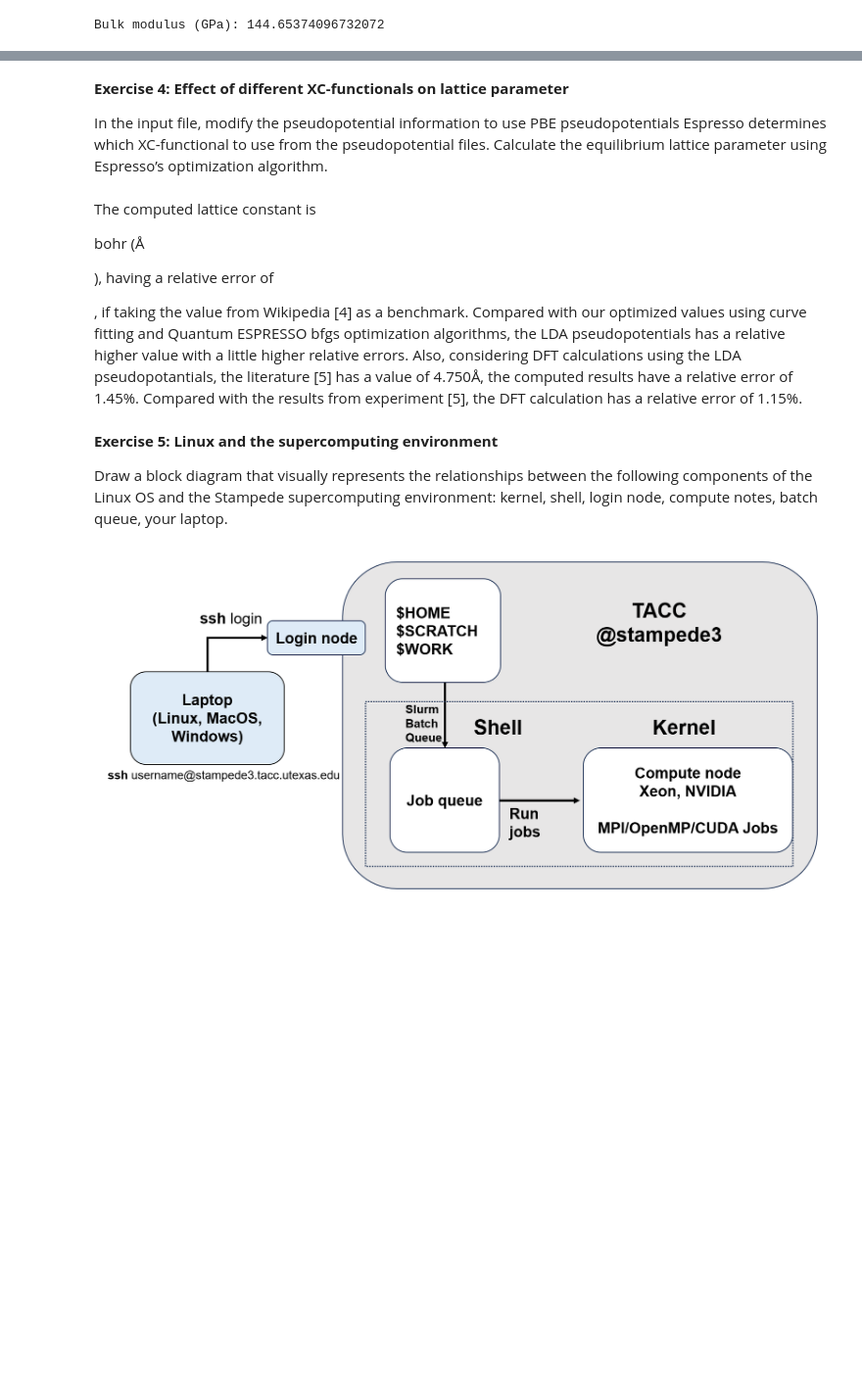
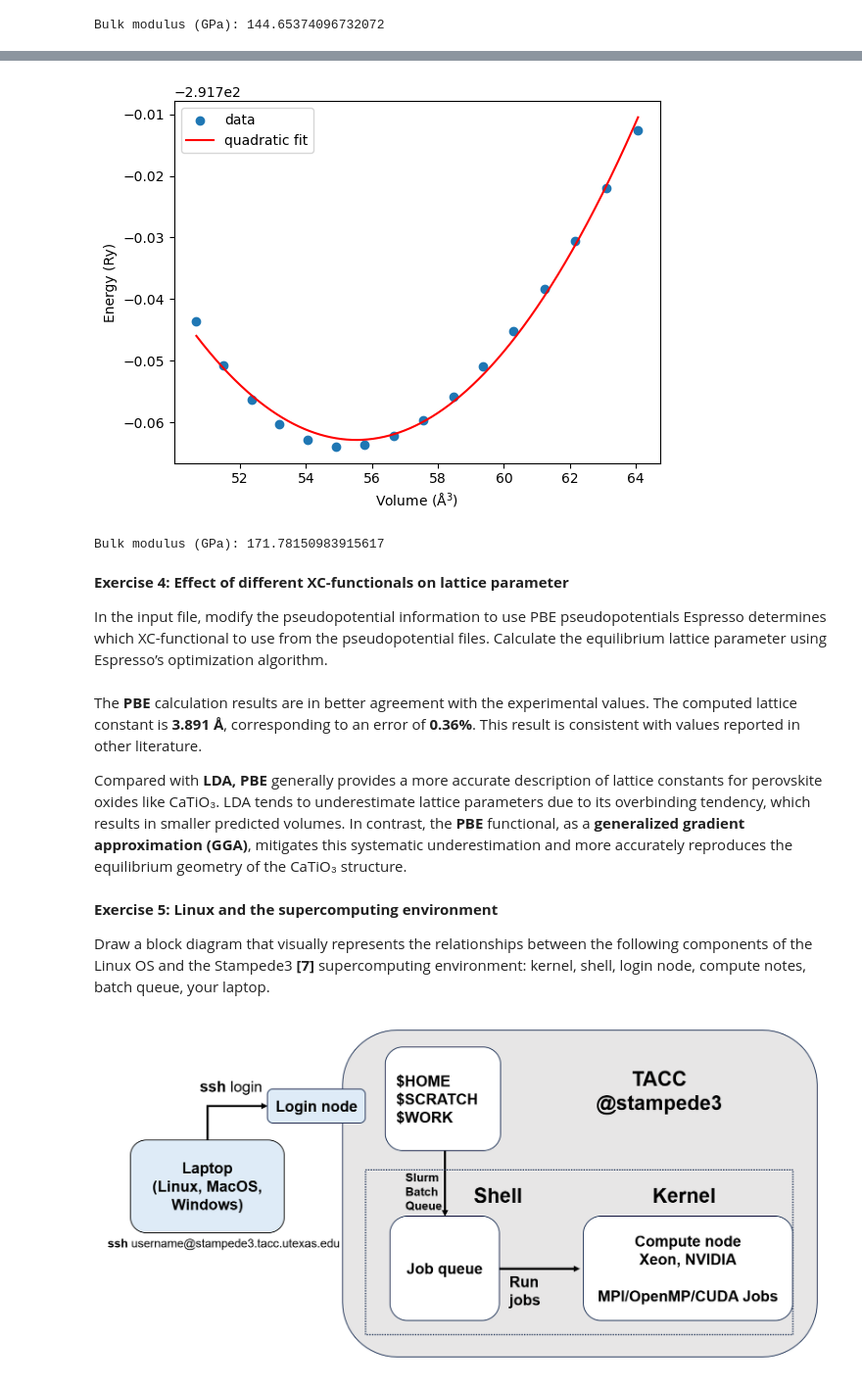
Before and after one commit to chemerzhc/Cornell-MSE5720-Assignment, a Jupyter notebook: HW1/HW1.ipynb, the cells around one changed output, grey strips where cells are left out. Shown at 98% size. Cells and saved outputs as stored; diff of their text form; code cells hidden in the pictures; blank space fills up the shorter version.

```diff
--- a/HW1/HW1.ipynb
+++ b/HW1/HW1.ipynb
@@ -558,7 +559,7 @@ Calculate the bulk modulus of your material (in GPa) at its equilibrium lattice
 bohr_to_angstrom = 0.529177
 
 def fetch_alat_energy(i):
-    url = f"https://raw.githubusercontent.com/chemerzhc/Cornell-MSE5720-Assignment/main/HW1/Q3/cto_{i}/CTO_CELLDM_{i}.out"
+    url = f"https://raw.githubusercontent.com/chemerzhc/Cornell-MSE5720-Assignment/main/HW1/Q2/A/cto_{i}/CTO_CELLDM_{i}.out"
     r = requests.get(url)
     if r.status_code != 200:
         return None, None
@@ -686,19 +618,71 @@ Bulk modulus (GPa): 146.57705982963785
+# %%
+bohr_to_angstrom = 0.529177
+
+def fetch_alat_energy(i):
+    url = f"https://github.com/chemerzhc/Cornell-MSE5720-Assignment/blob/main/HW1/Q3/cto_{i}/CTO_module_{i}.out"
+    r = requests.get(url)
+    if r.status_code != 200:
+        return None, None
+    text = r.text
+    alat_match = re.search(r"lattice parameter \(alat\)\s*=\s*([\d\.]+)", text)
+    energy_match = re.search(r"!.*total energy\s*=\s*([-.\d]+)", text)
+    if alat_match and energy_match:
+        alat_bohr = float(alat_match.group(1))
+        alat_angstrom = alat_bohr * bohr_to_angstrom
+        volume = alat_angstrom**3
+        energy = float(energy_match.group(1))
+        return volume, energy
+    return None, None
+
+volumes, energies = [], []
+for i in range(5, 21):
+    v, e = fetch_alat_energy(i)
+    if v is not None and e is not None:
+        volumes.append(v)
+        energies.append(e)
+
+volumes = np.array(volumes)
+energies = np.array(energies)
+
+def quadratic(V, a, b, c):
+    return a*V**2 + b*V + c
+
+popt, _ = curve_fit(quadratic, volumes, energies)
+a, b, c = popt
+V0 = volumes[np.argmin(energies)]
+E0 = min(energies)
+
+Ry_to_J = 2.1798723611035e-18
+A3_to_m3 = 1e-30
+d2E_dV2 = 2*a
+B_GPa = V0 * d2E_dV2 * Ry_to_J / A3_to_m3 / 1e9
+
+V_fit = np.linspace(min(volumes), max(volumes), 1000)
+E_fit = quadratic(V_fit, *popt)
+
+plt.scatter(volumes, energies, label="data")
+plt.plot(V_fit, E_fit, 'r-', label="quadratic fit")
+plt.xlabel("Volume ($\\mathrm{Å}^3$)")
+plt.ylabel("Energy (Ry)")
+plt.legend()
+plt.show()
+
+print("Bulk modulus (GPa):", B_GPa)
+# %% [output]
+[figure, added]
+Bulk modulus (GPa): 171.78150983915617
 # %% [markdown]
 **Exercise 4: Effect of different XC-functionals on lattice parameter**
 
 In the input file, modify the pseudopotential information to use PBE pseudopotentials Espresso determines which XC-functional to use from the pseudopotential files. Calculate the equilibrium lattice parameter using Espresso’s optimization algorithm.
 # %% [markdown]
-The computed lattice constant is
+The **PBE** calculation results are in better agreement with the experimental values. The computed lattice constant is **3.891 Å**, corresponding to an error of **0.36%**. This result is consistent with values reported in other literature.
 
- bohr (Å
-
-), having a relative error of
-
-, if taking the value from Wikipedia [4] as a benchmark. Compared with our optimized values using curve fitting and Quantum ESPRESSO bfgs optimization algorithms, the LDA pseudopotentials has a relative higher value with a little higher relative errors. Also, considering DFT calculations using the LDA pseudopotantials, the literature [5] has a value of 4.750Å, the computed results have a relative error of 1.45%. Compared with the results from experiment [5], the DFT calculation has a relative error of 1.15%.
+Compared with **LDA, PBE** generally provides a more accurate description of lattice constants for perovskite oxides like CaTiO₃. LDA tends to underestimate lattice parameters due to its overbinding tendency, which results in smaller predicted volumes. In contrast, the **PBE** functional, as a **generalized gradient approximation (GGA)**, mitigates this systematic underestimation and more accurately reproduces the equilibrium geometry of the CaTiO₃ structure.
 # %% [markdown]
 **Exercise 5: Linux and the supercomputing environment**
 
-Draw a block diagram that visually represents the relationships between the following components of the Linux OS and the Stampede supercomputing environment: kernel, shell, login node, compute notes, batch queue, your laptop.
+Draw a block diagram that visually represents the relationships between the following components of the Linux OS and the Stampede3 **[7]** supercomputing environment: kernel, shell, login node, compute notes, batch queue, your laptop.
 # %% [markdown]
 ![image.png](attachment:image.png)
 # %% [markdown]
```
Also changed, not shown: parts of 7 cells of this notebook, 18 other files.
